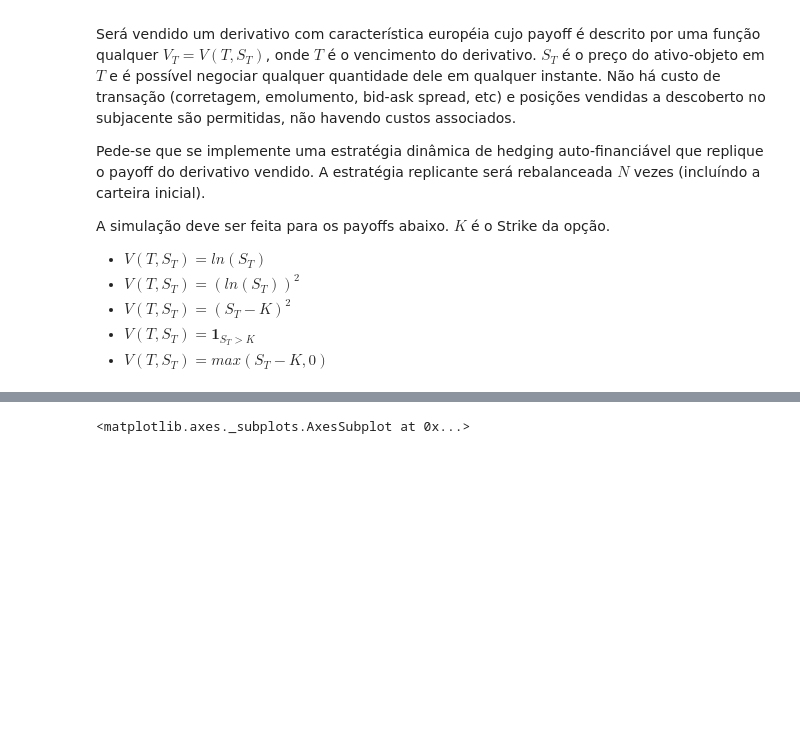
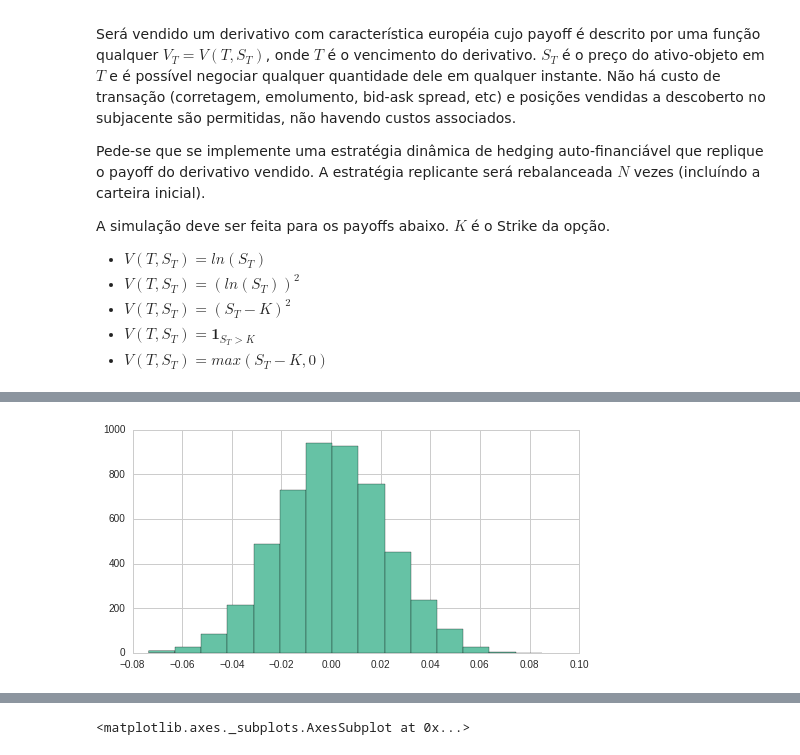
Before and after one commit to ucaiado/Replicating_Strategy, a Jupyter notebook: UiraCaiadoEx01.ipynb, the cells around one changed output, grey strips where cells are left out. Drawn from its saved outputs; the diff is of its cells as text; code cells hidden in the pictures; blank space fills up the shorter version.

```diff
--- a/UiraCaiadoEx01.ipynb
+++ b/UiraCaiadoEx01.ipynb
@@ -150,0 +363,18 @@ nrand.normal?
+# %%
+winner = WienerProcess(f_sigma=0.12,
+                       f_time=0.5,
+                       f_steps=15.)
+# %%
+def foo(winner):
+    '''
+    Test the function passed
+    '''
+    l = []
+    for idx in xrange(5000):
+        l.append(winner())
+    return l
+
+winner = WienerProcess(f_sigma=0.12,
+                       f_time=0.5,
+                       f_steps=15.)
+%timeit l = foo(winner)
@@ -150,0 +383,8 @@ nrand.normal?
+# %%
+winner = WienerProcess(f_sigma=0.12,
+                       f_time=0.5,
+                       f_steps=15.)
+l = foo(winner)
+ax = pd.Series(l).hist(bins=15);
+# %% [output]
+[figure, added]
```
Also changed, not shown: parts of 15 cells of this notebook.
